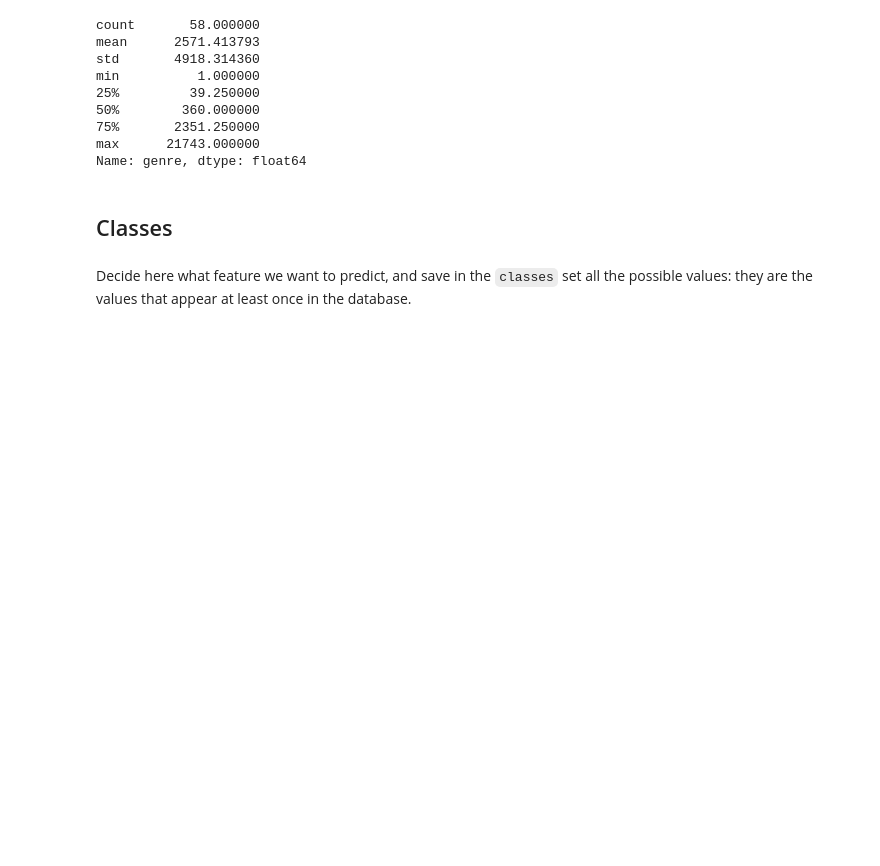
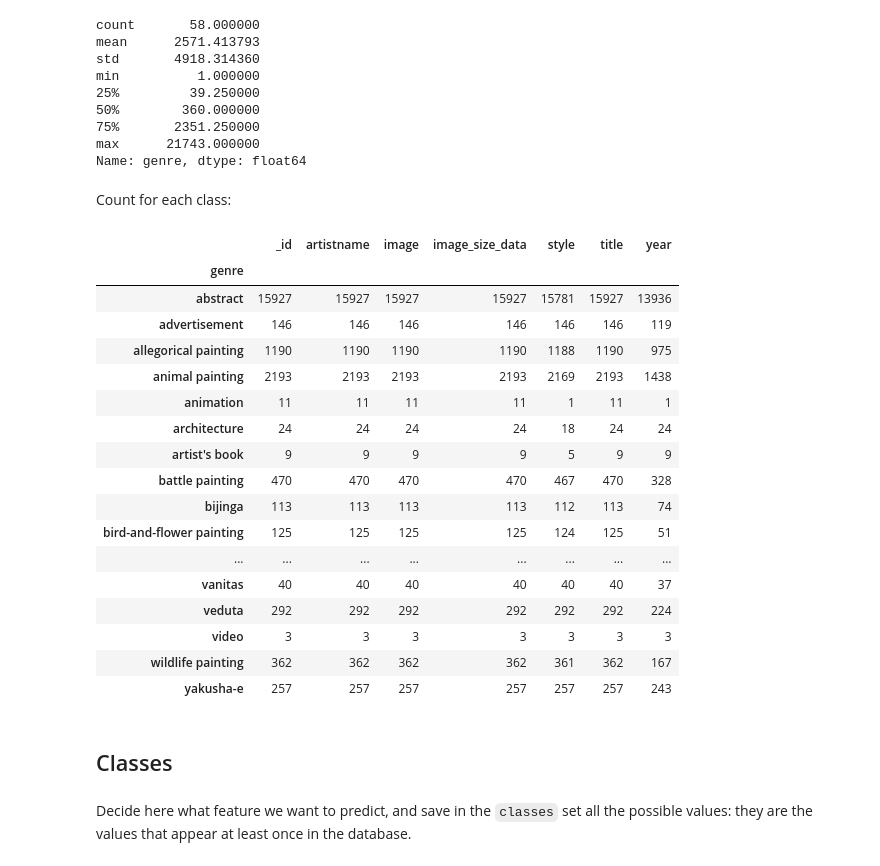
Before and after one commit to mbellitti/wikiart-classifier, a Jupyter notebook: src/keras_classify_evaluate.ipynb, the cells around one changed output. Drawn from its saved outputs; the diff is of its cells as text; code cells hidden in the pictures; blank space fills up the shorter version.

Commit message:
added count class

```diff
--- a/src/keras_classify_evaluate.ipynb
+++ b/src/keras_classify_evaluate.ipynb
@@ -85,6 +85,29 @@ min          1.000000
 75%       2351.250000
 max      21743.000000
 Name: genre, dtype: float64
+# %% [markdown]
+Count for each class:
+# %%
+df.groupby(feature).count()
+# %% [output]
+|  | _id | artistname | image | image_size_data | style | title | year |
+| genre |  |  |  |  |  |  |  |
+| abstract | 15927 | 15927 | 15927 | 15927 | 15781 | 15927 | 13936 |
+| advertisement | 146 | 146 | 146 | 146 | 146 | 146 | 119 |
+| allegorical painting | 1190 | 1190 | 1190 | 1190 | 1188 | 1190 | 975 |
+| animal painting | 2193 | 2193 | 2193 | 2193 | 2169 | 2193 | 1438 |
+| animation | 11 | 11 | 11 | 11 | 1 | 11 | 1 |
+| architecture | 24 | 24 | 24 | 24 | 18 | 24 | 24 |
+| artist's book | 9 | 9 | 9 | 9 | 5 | 9 | 9 |
+| battle painting | 470 | 470 | 470 | 470 | 467 | 470 | 328 |
+| bijinga | 113 | 113 | 113 | 113 | 112 | 113 | 74 |
+| bird-and-flower painting | 125 | 125 | 125 | 125 | 124 | 125 | 51 |
+| ... | ... | ... | ... | ... | ... | ... | ... |
+| vanitas | 40 | 40 | 40 | 40 | 40 | 40 | 37 |
+| veduta | 292 | 292 | 292 | 292 | 292 | 292 | 224 |
+| video | 3 | 3 | 3 | 3 | 3 | 3 | 3 |
+| wildlife painting | 362 | 362 | 362 | 362 | 361 | 362 | 167 |
+| yakusha-e | 257 | 257 | 257 | 257 | 257 | 257 | 243 |
 # %% [markdown]
 ## Classes
 # %% [markdown]
```
